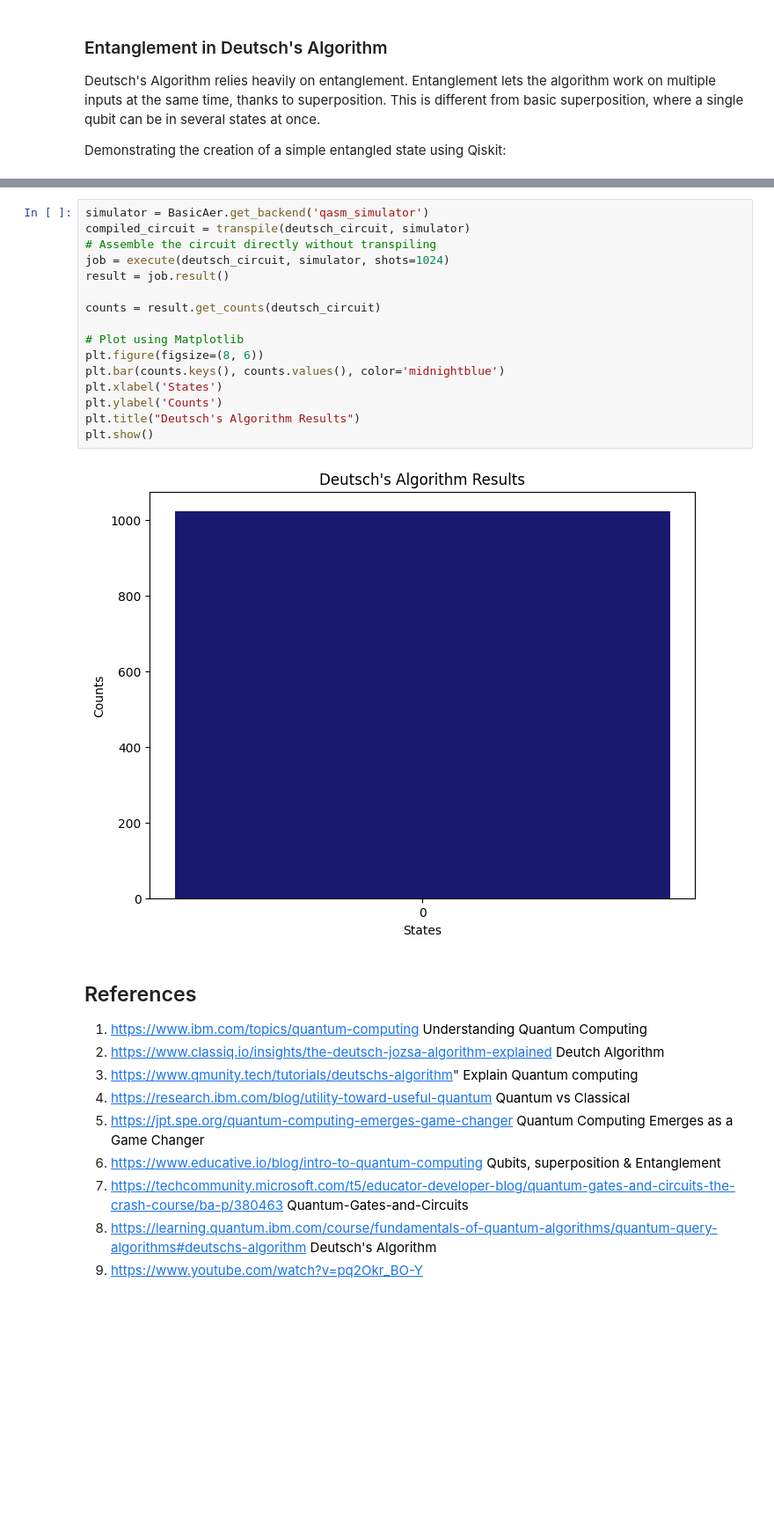
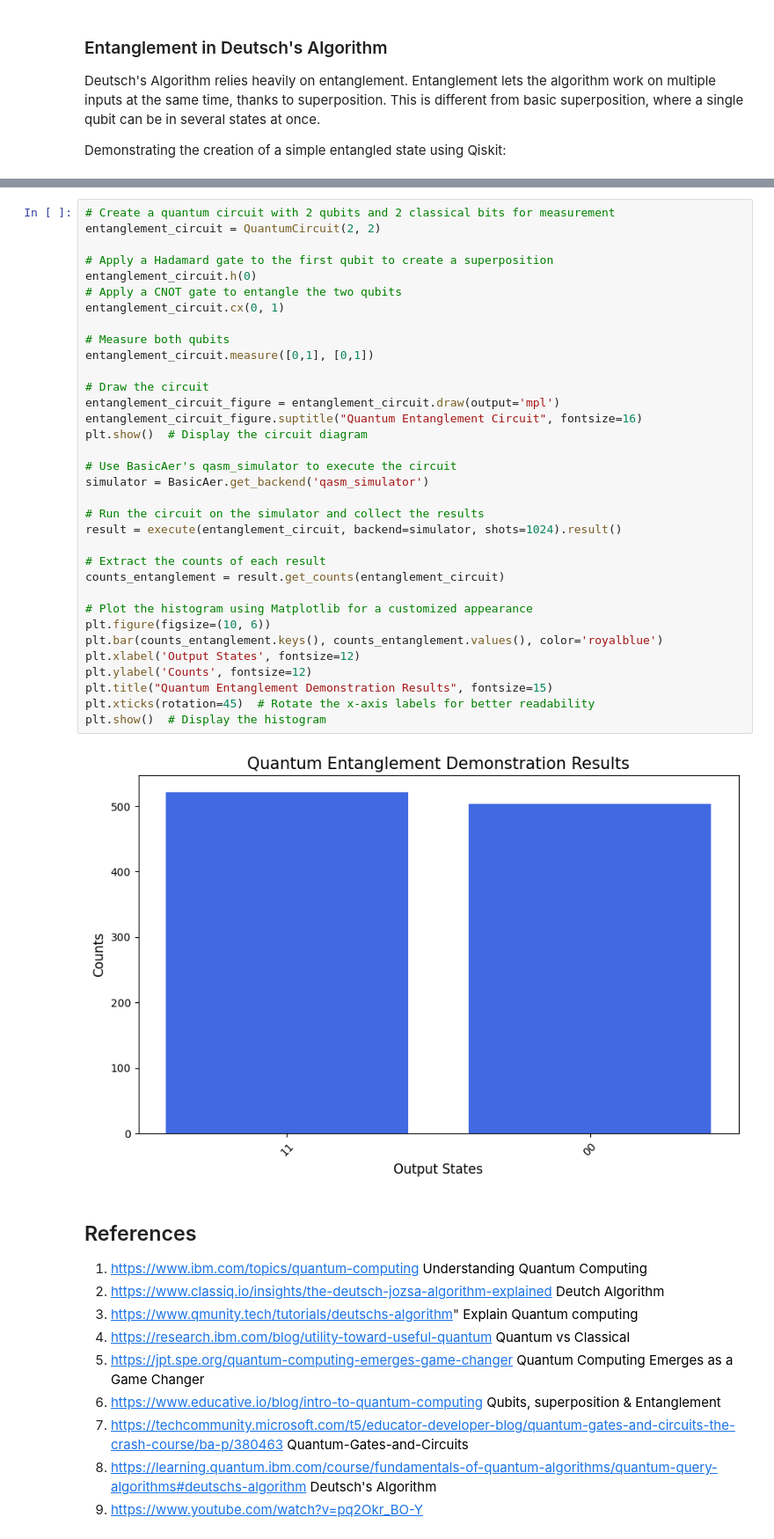
Before and after one commit to RazzaNoonan/EmergingTechnologies, a Jupyter notebook: project.ipynb, the cells around one changed output, grey strips where cells are left out. Shown at 88% size. Drawn from its saved outputs; the diff is of its cells as text; blank space fills up the shorter version.

```diff
--- a/project.ipynb
+++ b/project.ipynb
@@ -258,21 +263,39 @@ deutsch_circuit.draw(output='mpl', style='clifford')
-# %%
-simulator = BasicAer.get_backend('qasm_simulator')
-compiled_circuit = transpile(deutsch_circuit, simulator)
-# Assemble the circuit directly without transpiling
-job = execute(deutsch_circuit, simulator, shots=1024)
-result = job.result()
-
-counts = result.get_counts(deutsch_circuit)
-
-# Plot using Matplotlib
-plt.figure(figsize=(8, 6))
-plt.bar(counts.keys(), counts.values(), color='midnightblue')
-plt.xlabel('States')
-plt.ylabel('Counts')
-plt.title("Deutsch's Algorithm Results")
-plt.show()
-# %% [output]
-[figure, removed]
+# %%
+# Create a quantum circuit with 2 qubits and 2 classical bits for measurement
+entanglement_circuit = QuantumCircuit(2, 2)
+
+# Apply a Hadamard gate to the first qubit to create a superposition
+entanglement_circuit.h(0)
+# Apply a CNOT gate to entangle the two qubits
+entanglement_circuit.cx(0, 1)
+
+# Measure both qubits
+entanglement_circuit.measure([0,1], [0,1])
+
+# Draw the circuit
+entanglement_circuit_figure = entanglement_circuit.draw(output='mpl')
+entanglement_circuit_figure.suptitle("Quantum Entanglement Circuit", fontsize=16)
+plt.show()  # Display the circuit diagram
+
+# Use BasicAer's qasm_simulator to execute the circuit
+simulator = BasicAer.get_backend('qasm_simulator')
+
+# Run the circuit on the simulator and collect the results
+result = execute(entanglement_circuit, backend=simulator, shots=1024).result()
+
+# Extract the counts of each result
+counts_entanglement = result.get_counts(entanglement_circuit)
+
+# Plot the histogram using Matplotlib for a customized appearance
+plt.figure(figsize=(10, 6))
+plt.bar(counts_entanglement.keys(), counts_entanglement.values(), color='royalblue')
+plt.xlabel('Output States', fontsize=12)
+plt.ylabel('Counts', fontsize=12)
+plt.title("Quantum Entanglement Demonstration Results", fontsize=15)
+plt.xticks(rotation=45)  # Rotate the x-axis labels for better readability
+plt.show()  # Display the histogram
+# %% [output]
+[figure, added]
 # %% [markdown]
 ## References
 
```
Also changed, not shown: parts of 25 cells of this notebook.
